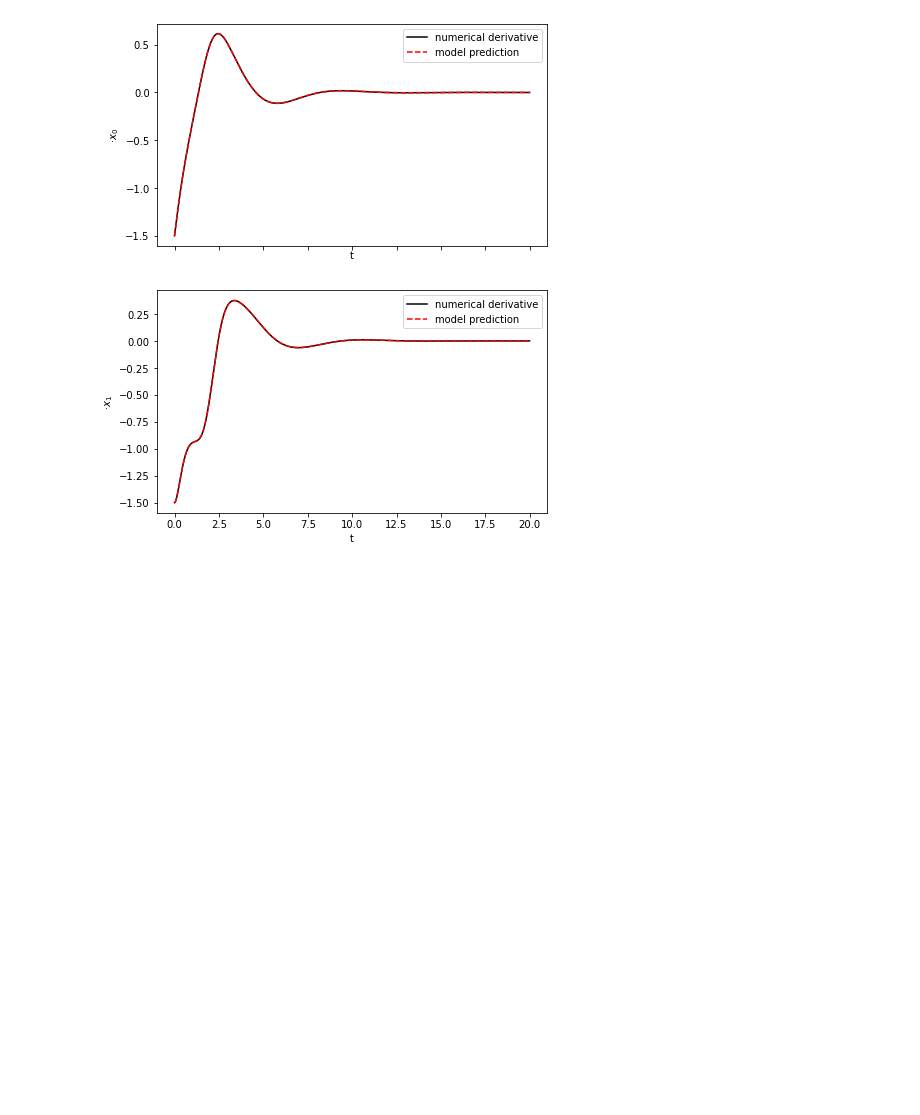
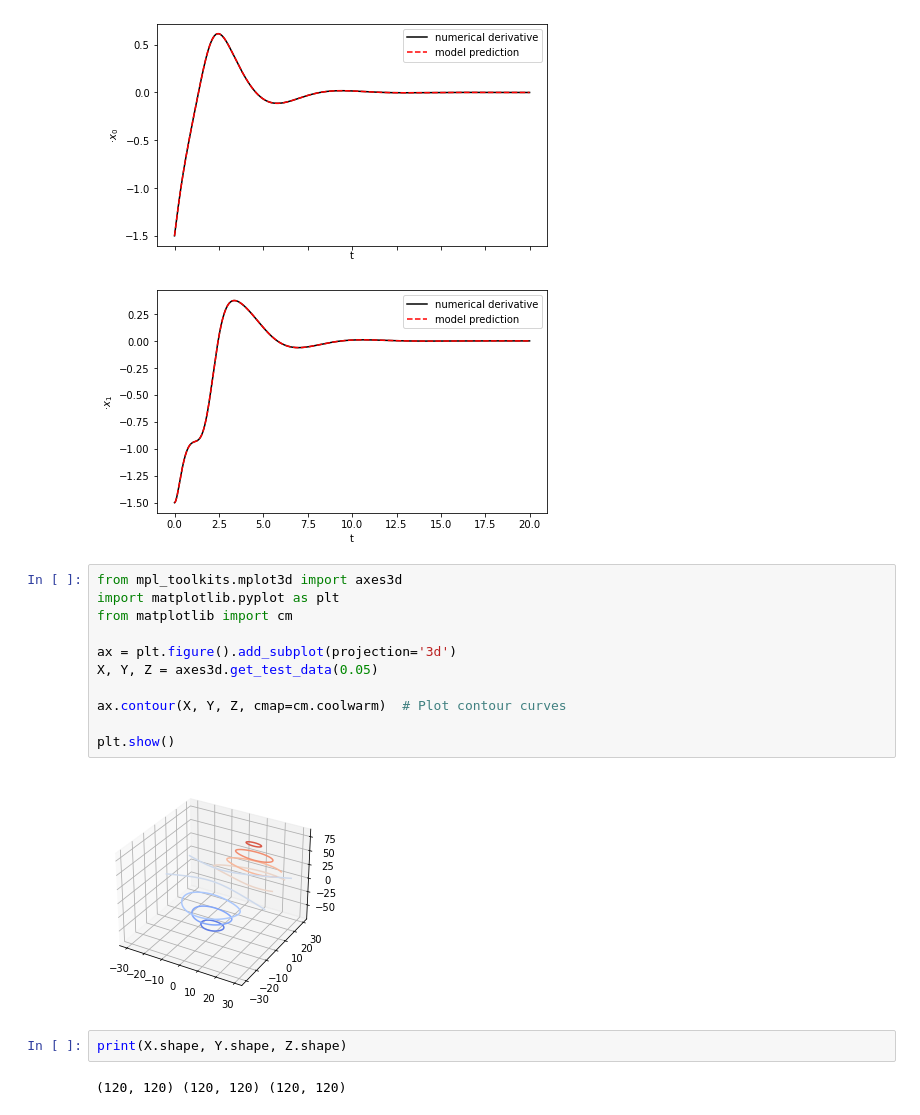
Before and after one commit to kyrxanthos/NN_dynamical_systems, a Jupyter notebook: find_DS_2.ipynb, the cells around one changed output. Saved outputs shown, nothing was run; the diff lists cells and outputs as text; blank space fills up the shorter version.

```diff
--- a/find_DS_2.ipynb
+++ b/find_DS_2.ipynb
@@ -85,3 +85,20 @@ Model score: 1.000000
 [figure]
 [figure]
 [figure]
+# %%
+from mpl_toolkits.mplot3d import axes3d
+import matplotlib.pyplot as plt
+from matplotlib import cm
+
+ax = plt.figure().add_subplot(projection='3d')
+X, Y, Z = axes3d.get_test_data(0.05)
+
+ax.contour(X, Y, Z, cmap=cm.coolwarm)  # Plot contour curves
+
+plt.show()
+# %% [output]
+[figure, added]
+# %%
+print(X.shape, Y.shape, Z.shape)
+# %% [output]
+(120, 120) (120, 120) (120, 120)
```
Also changed, not shown: 35 other files.
